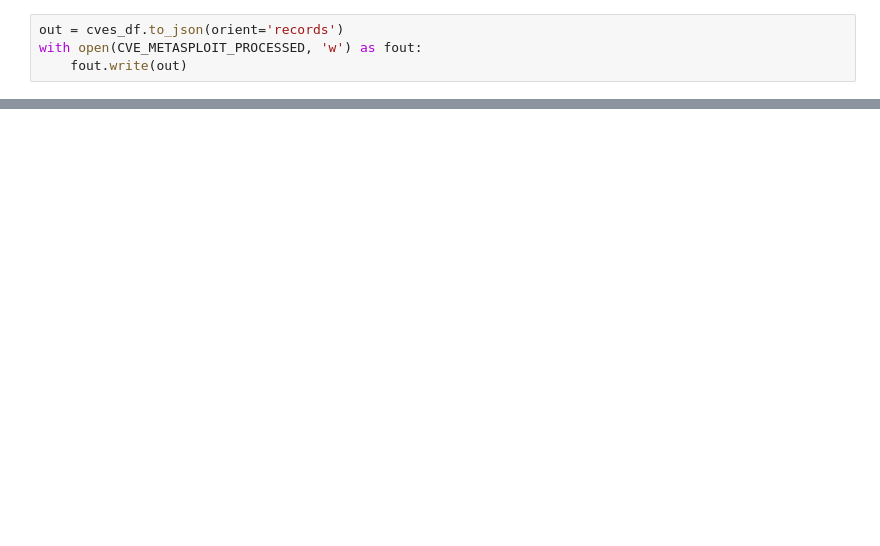
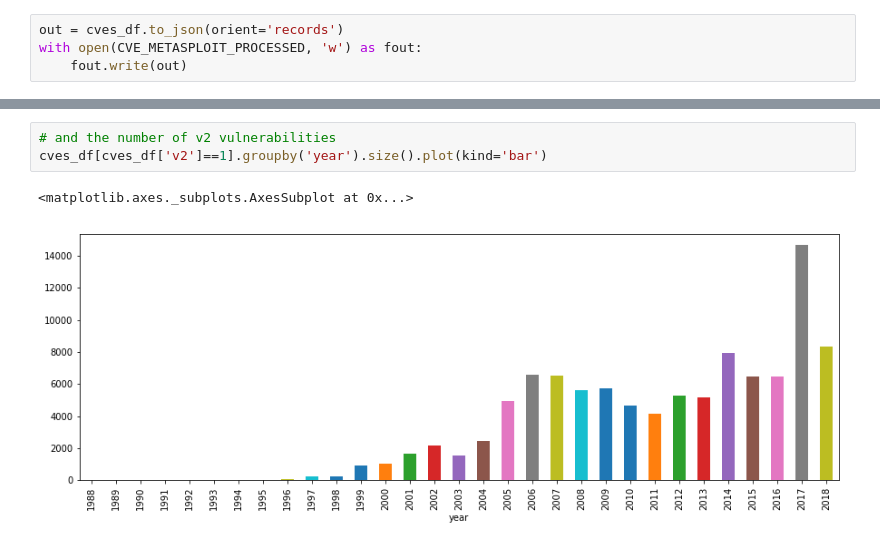
Before and after one commit to kfarr3/MLND-Capstone, a Jupyter notebook: code/data_prep/metasploit.ipynb, the cells around one changed output, grey strips where cells are left out. Saved outputs shown, nothing was run; the diff lists cells and outputs as text; blank space fills up the shorter version.

```diff
--- a/code/data_prep/metasploit.ipynb
+++ b/code/data_prep/metasploit.ipynb
@@ -173,0 +174,6 @@ with open(CVE_METASPLOIT_PROCESSED, 'w') as fout:
+# %%
+# and the number of v2 vulnerabilities
+cves_df[cves_df['v2']==1].groupby('year').size().plot(kind='bar')
+# %% [output]
+<matplotlib.axes._subplots.AxesSubplot at 0x...>
+[figure, added]
```
Also changed, not shown: parts of 38 cells of this notebook, 15 other files.
